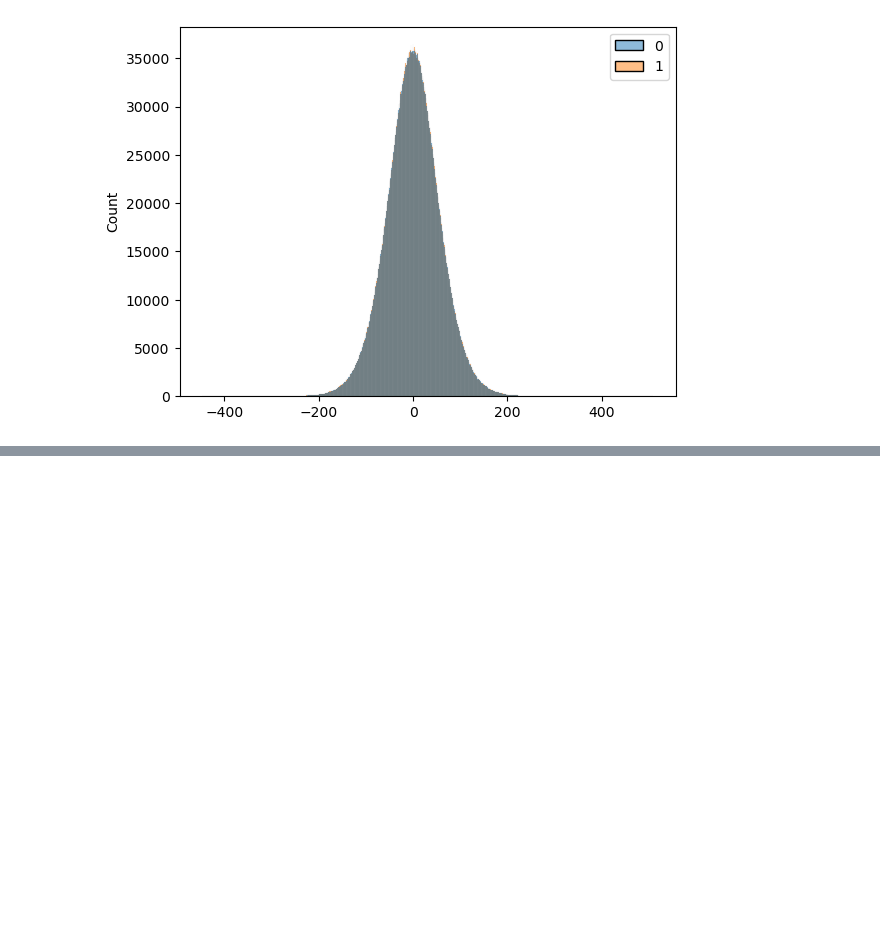
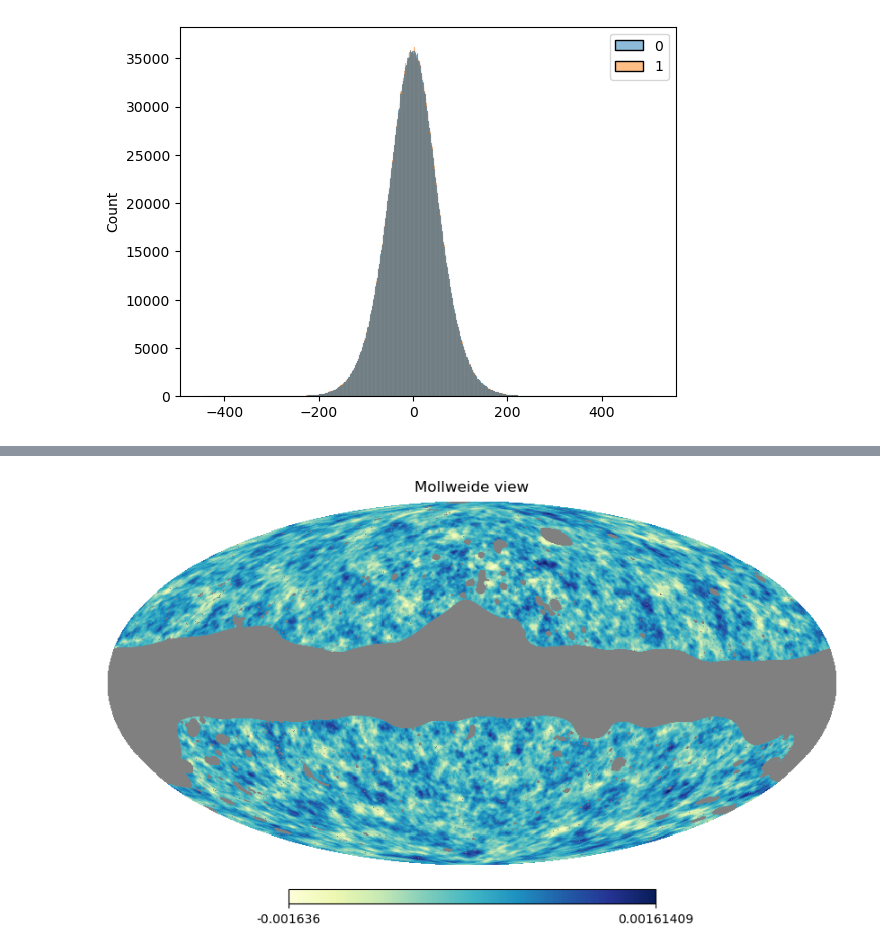
Before and after one commit to MeloDi-23/quasar-CMB-lensing-correlation, a Jupyter notebook: jupyter/read_planck.ipynb, the cells around one changed output, grey strips where cells are left out. Saved outputs shown, nothing was run; the diff lists cells and outputs as text; code cells hidden in the pictures; blank space fills up the shorter version.

```diff
--- a/jupyter/read_planck.ipynb
+++ b/jupyter/read_planck.ipynb
@@ -170,0 +209,14 @@ np.save('../catalogue/CMB_noise', [l_k, b_k, kappa_resample])
+# %%
+nlkk = np.loadtxt('/uufs/astro.utah.edu/common/home/u6060319/quasar-CMBlening/data/Planck/MV/nlkk.dat')
+rescale = (nlkk[:,2]-nlkk[:,1])/nlkk[:,2]
+# %%
+alpha_lm = phi_lm*np.sqrt(l*(l+1))*rescale[l]
+alpha_lm[l<8] = 0
+# %%
+image_alpha = hp.alm2map(alpha_lm, nside=2048)
+# %%
+masked = hp.ma(image_alpha)
+masked.mask = mask==0
+hp.mollview(masked.filled(), cmap='YlGnBu')
+# %% [output]
+[figure, added]
```
Also changed, not shown: parts of 35 cells of this notebook, 8 other files.
